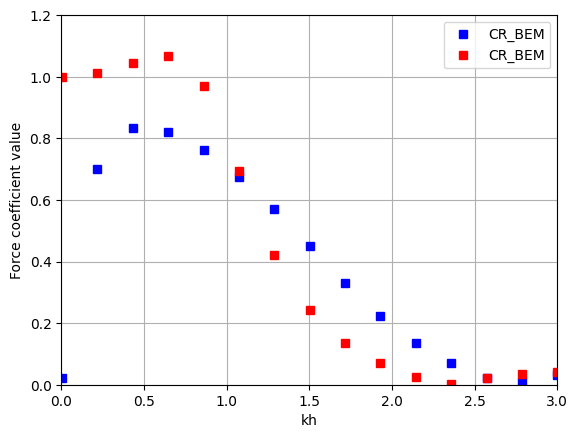
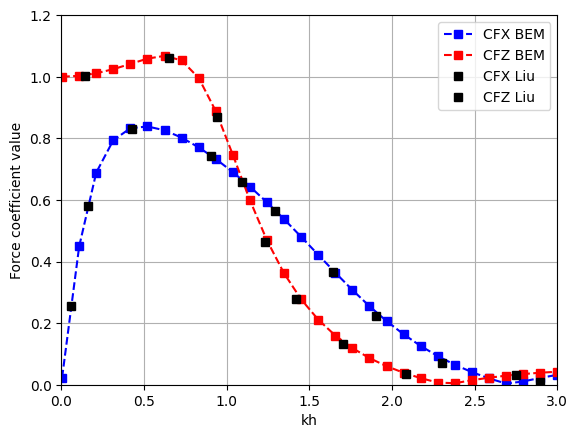
The change to this notebook cell's code, shown as a diff; its figure went from the first image to the second:
--- before
+++ after
@@ -1,5 +1,31 @@
 # DATA from: Analysis of wave interaction with submerged perforated semi-circular breakwaters through multipole method Yong Liu, Hua-Jun Li
 
-plt.figure(100)
+CFX_Liu = np.array([
+    [0.0591, 0.2561],
+    [0.1637, 0.5793],
+    [0.4288, 0.8310],
+    [0.9086, 0.7417],
+    [1.2923, 0.5643],
+    [1.6440, 0.3648],
+    [1.9054, 0.2247],
+    [2.3035, 0.0705],
+    [2.8959, 0.0101]
+])
+
+
+CFZ_Liu = np.array([
+    [0.1410, 1.0023],
+    [0.6542, 1.0598],
+    [0.9442, 0.8707],
+    [1.0926, 0.6567],
+    [1.2341, 0.4644],
+    [1.4216, 0.2779],
+    [1.7065, 0.1316],
+    [2.0839, 0.0335],
+    [2.7503, 0.0318]
+])
+
+
+plt.figure()
 
 TERM = (rho*gravity*2*WAVE["Amp"]*RADIUS*WIDTH_CHANNEL)
@@ -8,6 +34,9 @@
 CFZ = np.abs(1j*rho*WAVE["omega"]*FZ)/TERM
 
-plt.plot(kh, CFX, 'bs', label='CR_BEM')
-plt.plot(kh, CFZ, 'rs', label='CR_BEM')
+plt.plot(kh, CFX, 'b--s', label='CFX BEM')
+plt.plot(kh, CFZ, 'r--s', label='CFZ BEM')
+
+plt.plot(CFX_Liu[:,0], CFX_Liu[:,1], 'ks', label='CFX Liu')
+plt.plot(CFZ_Liu[:,0], CFZ_Liu[:,1], 'ks', label='CFZ Liu')
 
 plt.xlim([0, 3.00])

Commit: Cases updated